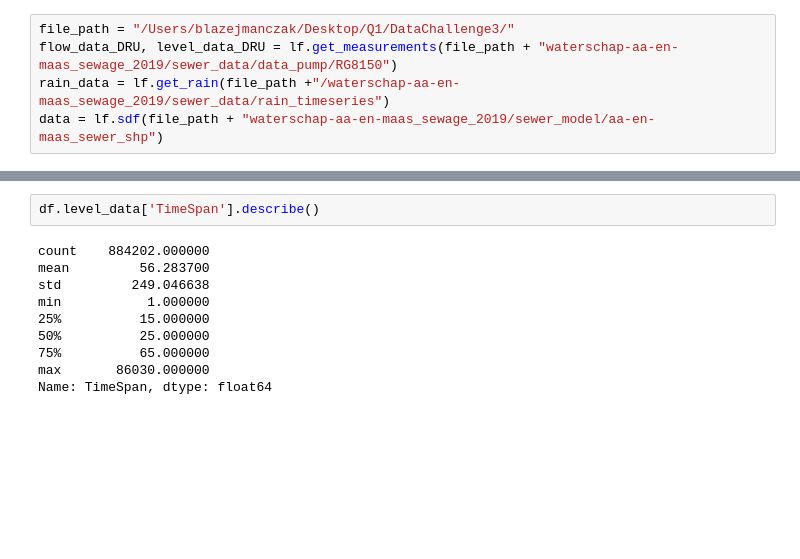
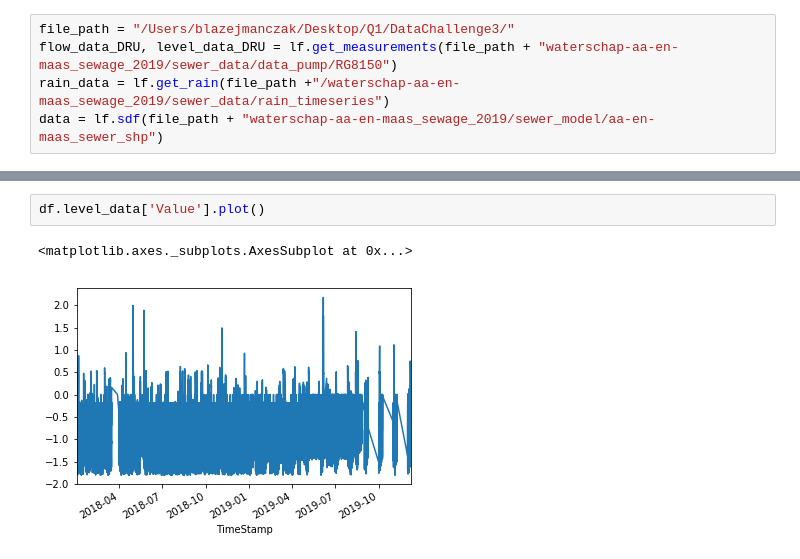
Before and after one commit to JalkapalloX/JBG060-Data-Challenge-3, a Jupyter notebook: Utility/inflow_sewer_system.ipynb, the cells around one changed output, grey strips where cells are left out. Drawn from its saved outputs; the diff is of its cells as text; blank space fills up the shorter version.

```diff
--- a/Utility/inflow_sewer_system.ipynb
+++ b/Utility/inflow_sewer_system.ipynb
@@ -25,12 +48,5 @@ AttributeError: 'measurement_analysis' object has no attribute 'filter_dry'
 # %%
-df.level_data['TimeSpan'].describe()
+df.level_data['Value'].plot()
 # %% [output]
-count    884202.000000
-mean         56.283700
-std         249.046638
-min           1.000000
-25%          15.000000
-50%          25.000000
-75%          65.000000
-max       86030.000000
-Name: TimeSpan, dtype: float64
+<matplotlib.axes._subplots.AxesSubplot at 0x...>
+[figure, added]
```
Also changed, not shown: parts of 22 cells of this notebook, 1 other file.
